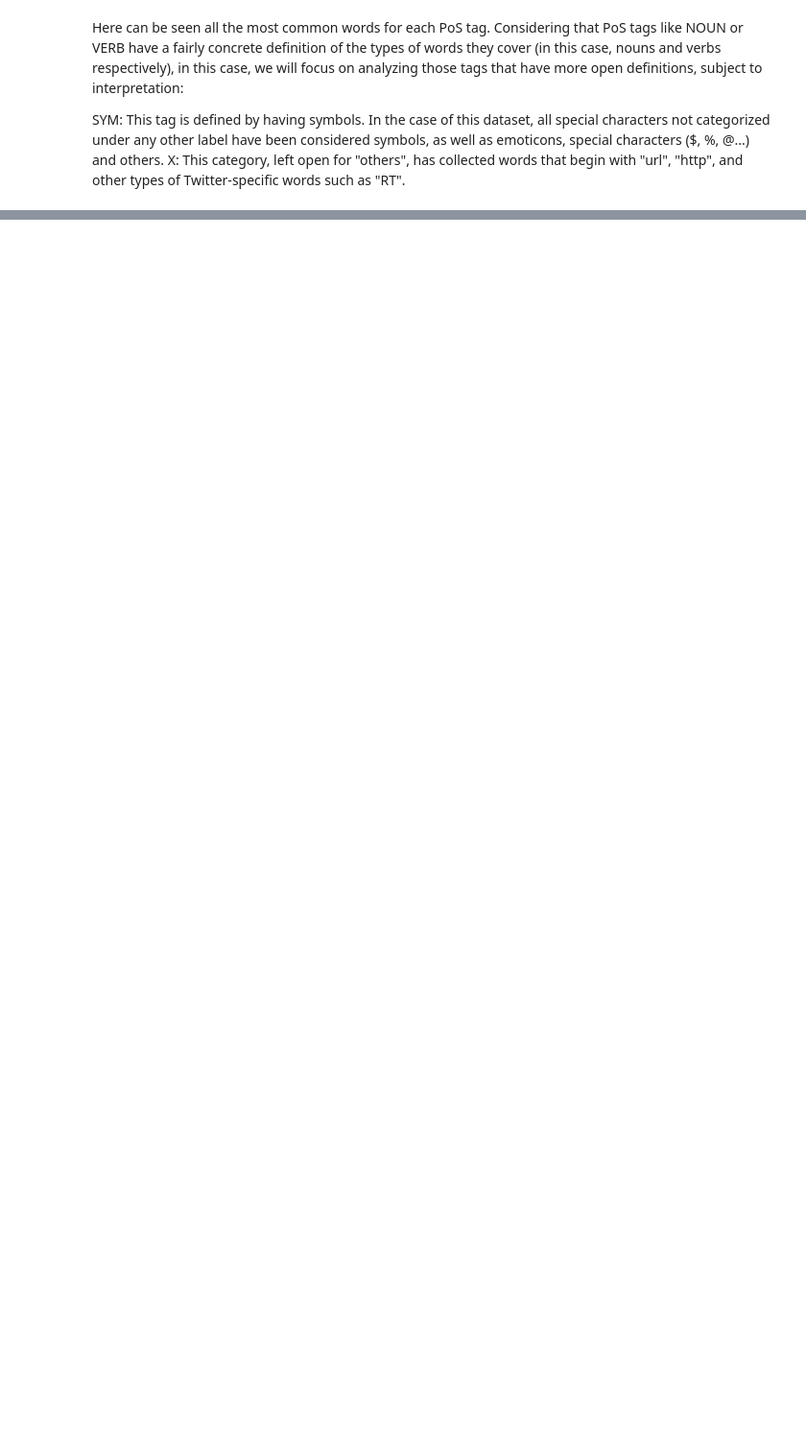
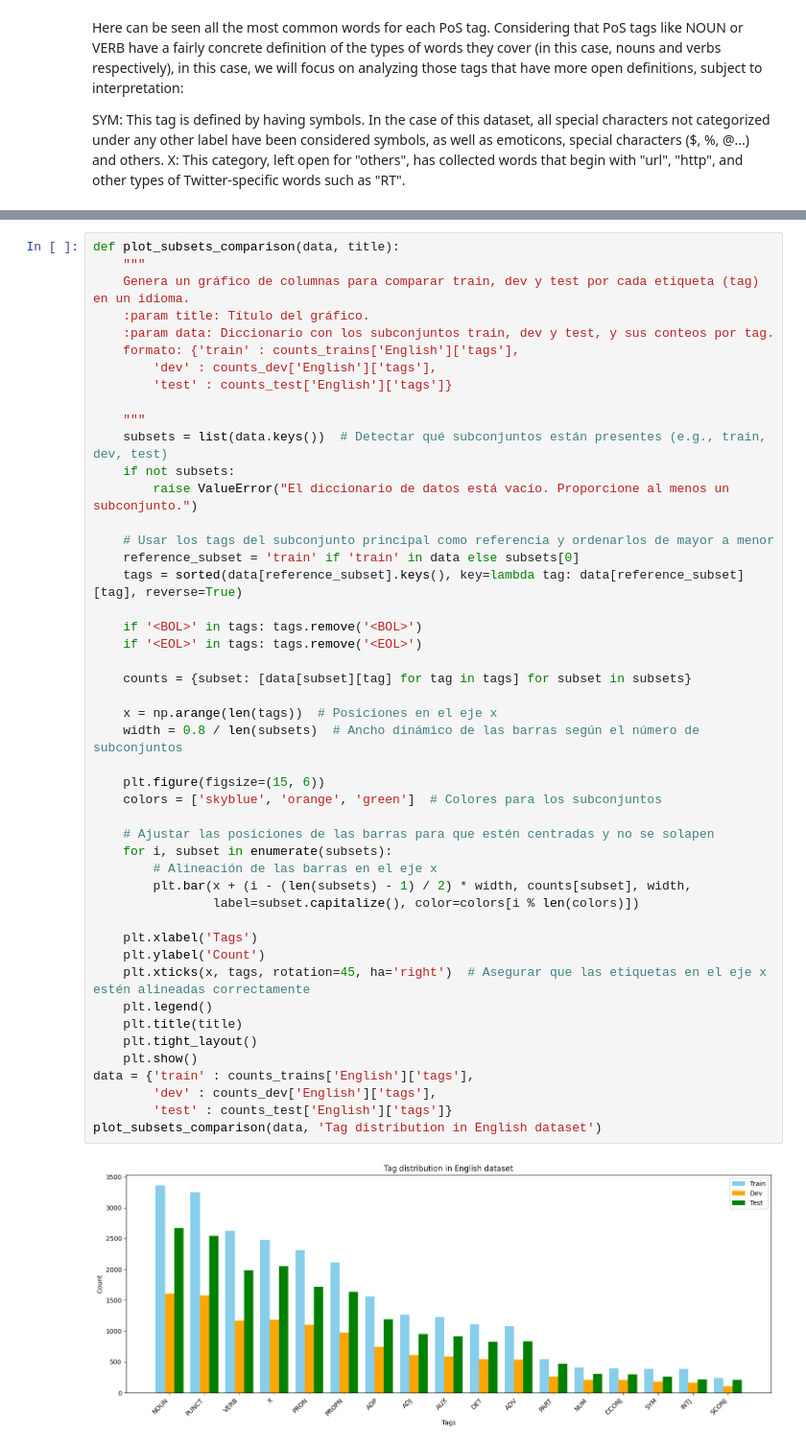
Before and after one commit to Maits27/Computational_syntax, a Jupyter notebook: OD_resultAnalysis.ipynb, the cells around one changed output, grey strips where cells are left out. Shown at 96% size. Drawn from its saved outputs; the diff is of its cells as text; blank space fills up the shorter version.

```diff
--- a/OD_resultAnalysis.ipynb
+++ b/OD_resultAnalysis.ipynb
@@ -360,0 +316,49 @@ wordclouds_by_tag(words_per_tag)
+# %%
+def plot_subsets_comparison(data, title):
+    """
+    Genera un gráfico de columnas para comparar train, dev y test por cada etiqueta (tag) en un idioma.
+    :param title: Título del gráfico.
+    :param data: Diccionario con los subconjuntos train, dev y test, y sus conteos por tag.
+    formato: {'train' : counts_trains['English']['tags'],
+        'dev' : counts_dev['English']['tags'],
+        'test' : counts_test['English']['tags']}
+
+    """
+    subsets = list(data.keys())  # Detectar qué subconjuntos están presentes (e.g., train, dev, test)
+    if not subsets:
+        raise ValueError("El diccionario de datos está vacío. Proporcione al menos un subconjunto.")
+
+    # Usar los tags del subconjunto principal como referencia y ordenarlos de mayor a menor
+    reference_subset = 'train' if 'train' in data else subsets[0]
+    tags = sorted(data[reference_subset].keys(), key=lambda tag: data[reference_subset][tag], reverse=True)
+
+    if '<BOL>' in tags: tags.remove('<BOL>')
+    if '<EOL>' in tags: tags.remove('<EOL>')
+
+    counts = {subset: [data[subset][tag] for tag in tags] for subset in subsets}
+
+    x = np.arange(len(tags))  # Posiciones en el eje x
+    width = 0.8 / len(subsets)  # Ancho dinámico de las barras según el número de subconjuntos
+
+    plt.figure(figsize=(15, 6))
+    colors = ['skyblue', 'orange', 'green']  # Colores para los subconjuntos
+
+    # Ajustar las posiciones de las barras para que estén centradas y no se solapen
+    for i, subset in enumerate(subsets):
+        # Alineación de las barras en el eje x
+        plt.bar(x + (i - (len(subsets) - 1) / 2) * width, counts[subset], width,
+                label=subset.capitalize(), color=colors[i % len(colors)])
+
+    plt.xlabel('Tags')
+    plt.ylabel('Count')
+    plt.xticks(x, tags, rotation=45, ha='right')  # Asegurar que las etiquetas en el eje x estén alineadas correctamente
+    plt.legend()
+    plt.title(title)
+    plt.tight_layout()
+    plt.show()
+data = {'train' : counts_trains['English']['tags'],
+        'dev' : counts_dev['English']['tags'],
+        'test' : counts_test['English']['tags']}
+plot_subsets_comparison(data, 'Tag distribution in English dataset')
+# %% [output]
+[figure, added]
```
Also changed, not shown: parts of 43 cells of this notebook, 13 other files.
